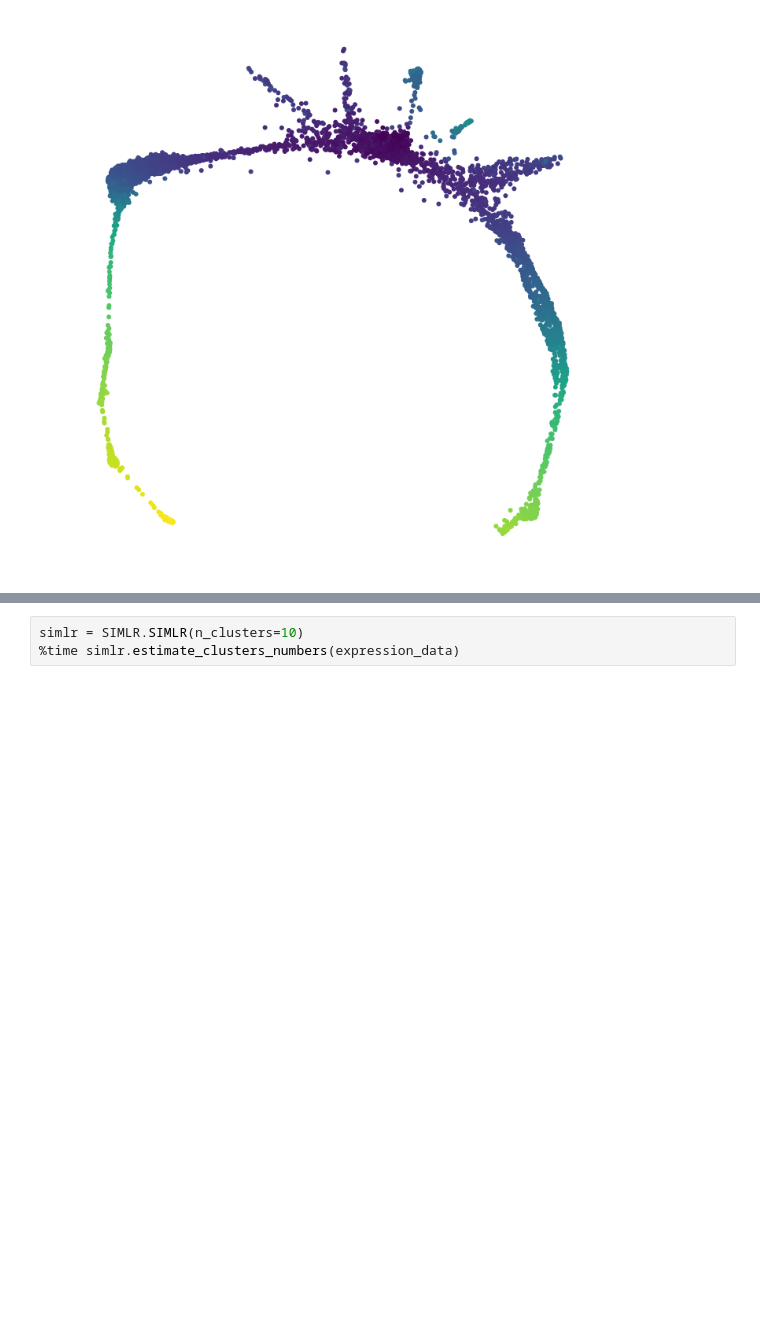
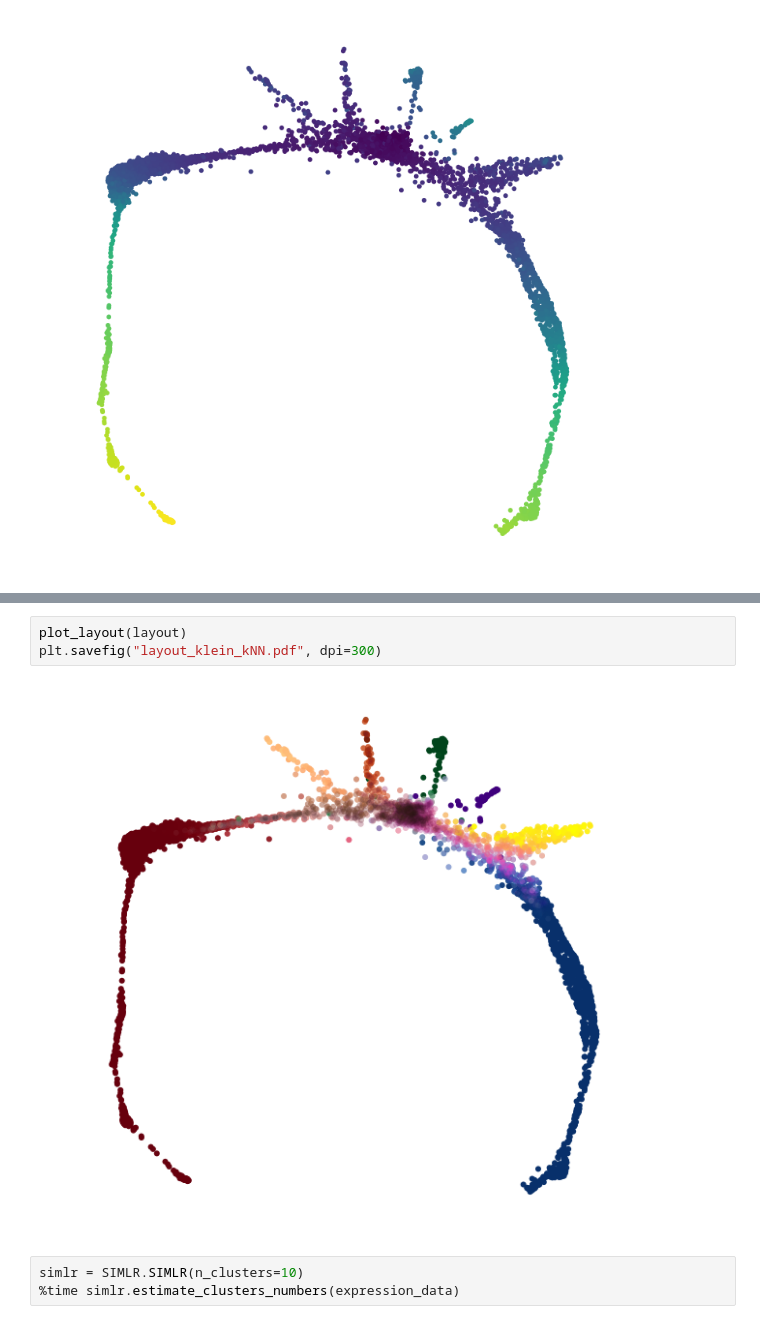
Before and after one commit to romain-lopez/scVI-reproducibility, a Jupyter notebook: preprocessing_benchmarking_klein_filtered_genes.ipynb, the cells around one changed output, grey strips where cells are left out. Drawn from its saved outputs; the diff is of its cells as text; blank space fills up the shorter version.

```diff
--- a/preprocessing_benchmarking_klein_filtered_genes.ipynb
+++ b/preprocessing_benchmarking_klein_filtered_genes.ipynb
@@ -203,3 +238,8 @@ show_viz(layout, "PBA", algo=None, labels=potential_scaled , \
+# %%
+plot_layout(layout)
+plt.savefig("layout_klein_kNN.pdf", dpi=300)
+# %% [output]
+[figure, added]
 # %%
 simlr = SIMLR.SIMLR(n_clusters=10)
 %time simlr.estimate_clusters_numbers(expression_data)
```
Also changed, not shown: parts of 23 cells of this notebook, 6 other files.
